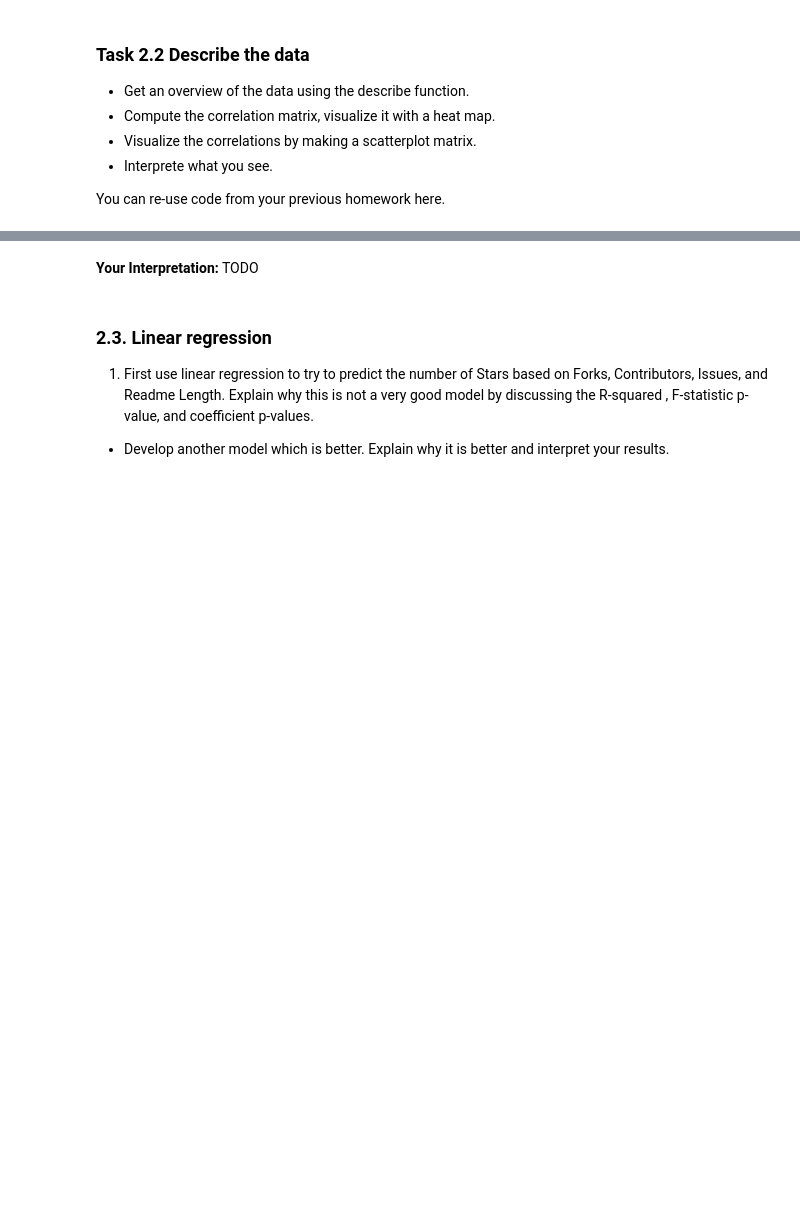
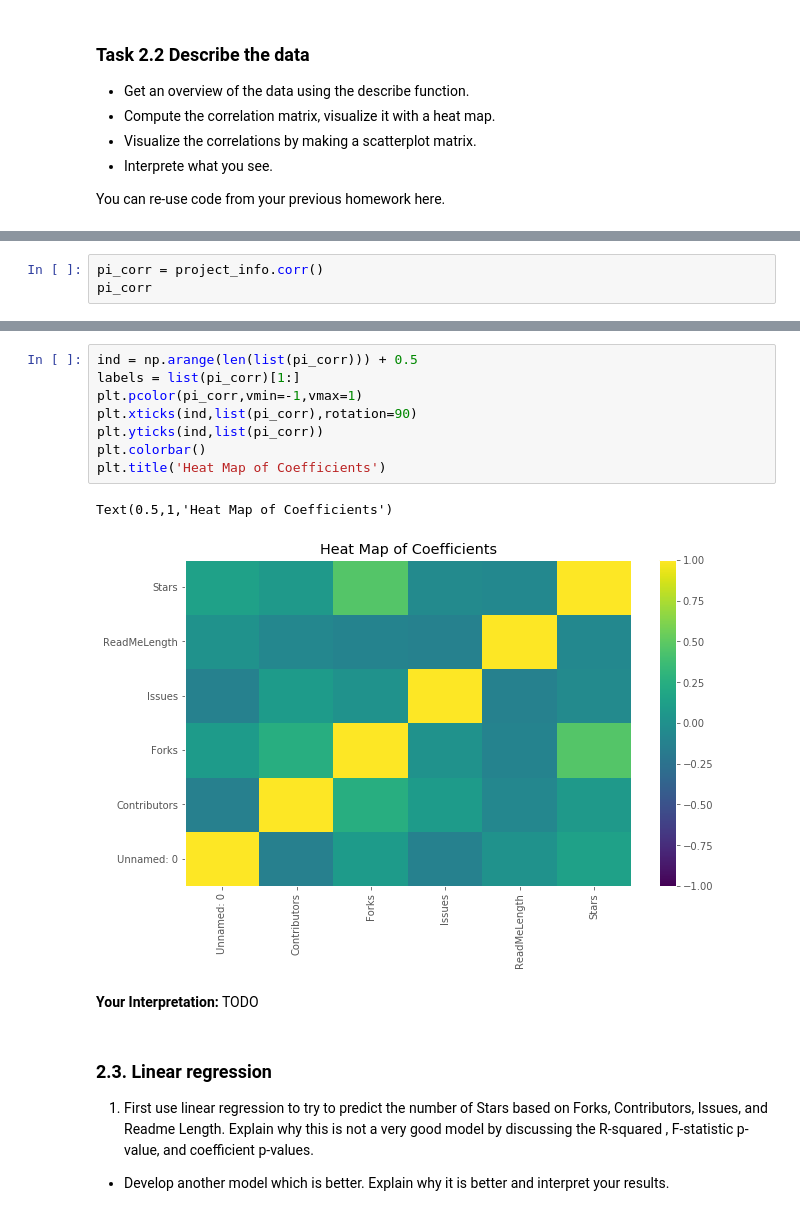
Before and after one commit to brookeslawski/datascience-homeworks-local, a Jupyter notebook: HW6/2018-HW6.ipynb, the cells around one changed output, grey strips where cells are left out. Saved outputs shown, nothing was run; the diff lists cells and outputs as text; blank space fills up the shorter version.

```diff
--- a/HW6/2018-HW6.ipynb
+++ b/HW6/2018-HW6.ipynb
@@ -317,0 +329,3 @@ You can re-use code from your previous homework here.
+# %%
+pi_corr = project_info.corr()
+pi_corr
@@ -318,3 +340,14 @@ You can re-use code from your previous homework here.
+# %%
+ind = np.arange(len(list(pi_corr))) + 0.5
+labels = list(pi_corr)[1:]
+plt.pcolor(pi_corr,vmin=-1,vmax=1)
+plt.xticks(ind,list(pi_corr),rotation=90)
+plt.yticks(ind,list(pi_corr))
+plt.colorbar()
+plt.title('Heat Map of Coefficients')
+# %% [output]
+Text(0.5,1,'Heat Map of Coefficients')
+[figure, added]
 # %% [markdown]
 **Your Interpretation:** TODO
 # %% [markdown]
```
Also changed, not shown: parts of 7 cells of this notebook, 1 other file.
